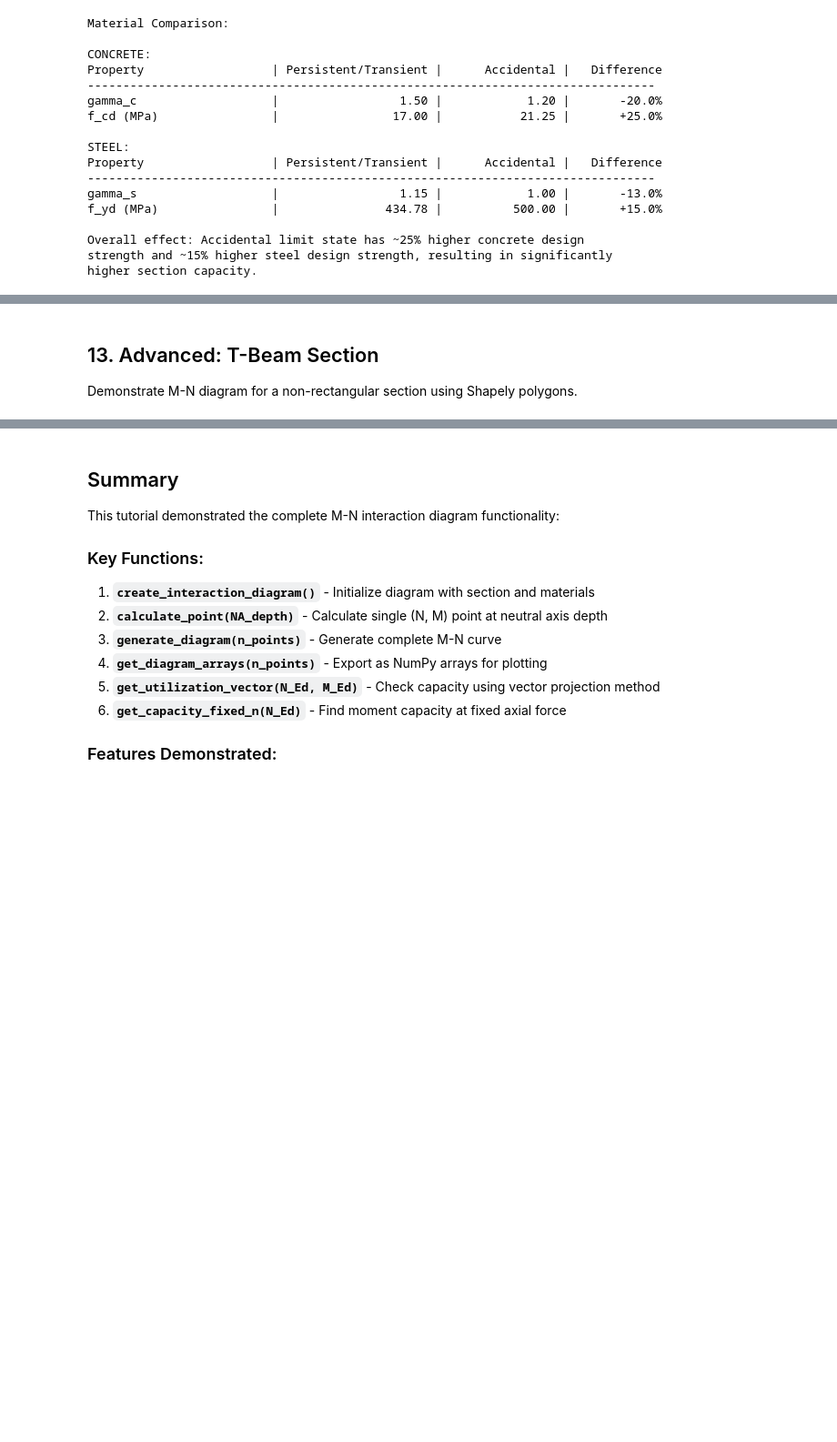
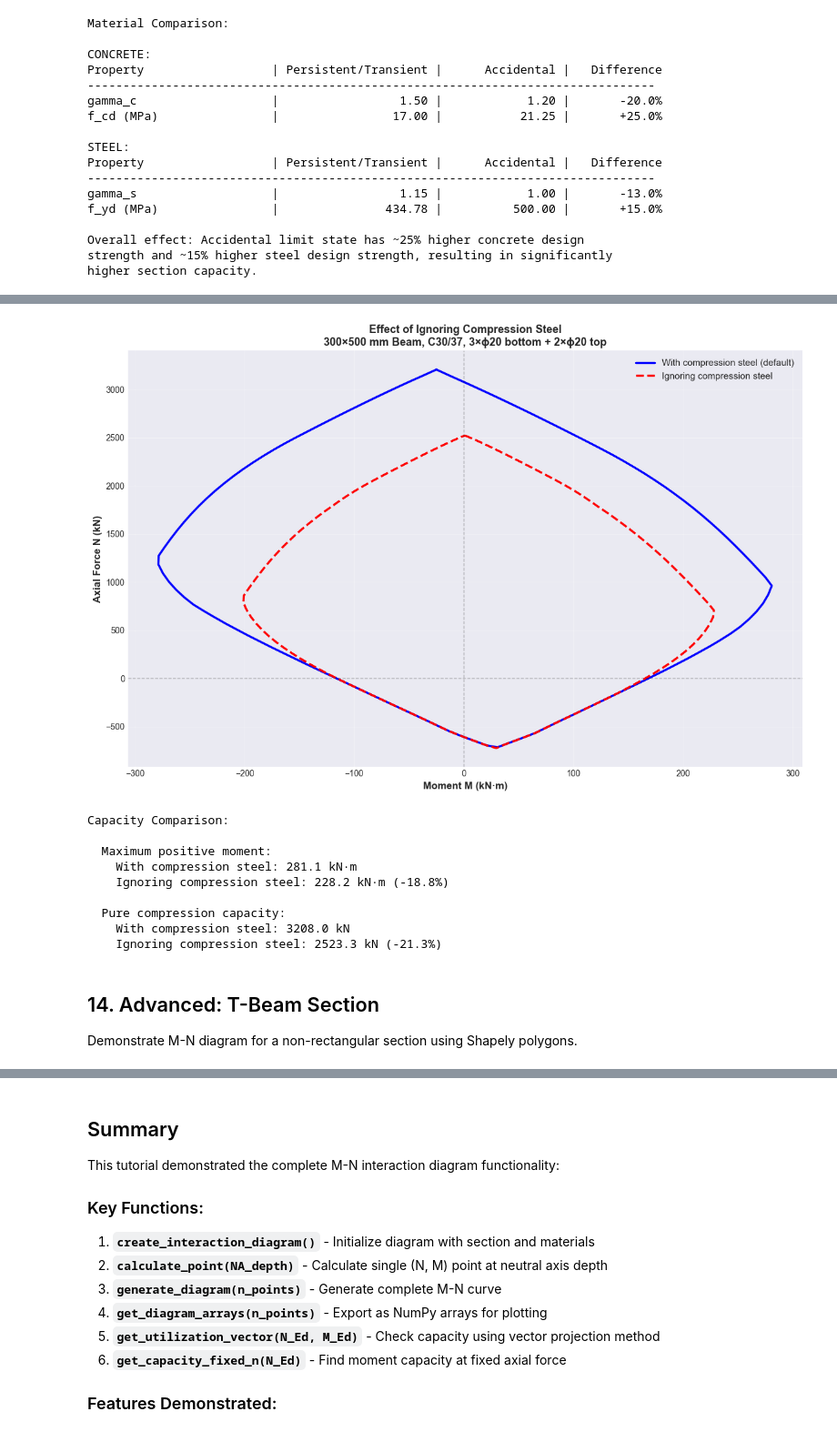
Before and after one commit to jsb2505/section_design_checks, a Jupyter notebook: examples/m_n_interaction_diagram_tutorial.ipynb, the cells around one changed output, grey strips where cells are left out. Shown at 91% size. Saved outputs shown, nothing was run; the diff lists cells and outputs as text; code cells hidden in the pictures; blank space fills up the shorter version.

```diff
--- a/examples/m_n_interaction_diagram_tutorial.ipynb
+++ b/examples/m_n_interaction_diagram_tutorial.ipynb
@@ -900,5 +915,73 @@ moment capacity for the same section.
+# %%
+# Compare M-N diagrams with and without compression steel contribution
+# Using the same 300x500 beam section defined earlier
+
+# Standard diagram (compression steel included - default)
+diagram_with_comp = create_interaction_diagram(
+    section=section,
+    concrete=concrete,
+    concrete_model_type="parabola-rectangle",
+    steel_model_type="inclined",
+    n_fibres_width=20,
+    n_fibres_height=30,
+    ignore_compression_steel=False,  # Default - compression steel contributes
+)
+
+# Conservative diagram (compression steel ignored)
+diagram_no_comp = create_interaction_diagram(
+    section=section,
+    concrete=concrete,
+    concrete_model_type="parabola-rectangle",
+    steel_model_type="inclined",
+    n_fibres_width=20,
+    n_fibres_height=30,
+    ignore_compression_steel=True,  # Compression steel contributes zero force
+)
+
+# Generate curves
+N_with, M_with = diagram_with_comp.get_diagram_arrays(n_points=120)
+N_no, M_no = diagram_no_comp.get_diagram_arrays(n_points=120)
+
+# Plot comparison
+plt.figure(figsize=(12, 8))
+
+plt.plot(M_with, N_with, 'b-', linewidth=2.5, label='With compression steel (default)')
+plt.plot(M_no, N_no, 'r--', linewidth=2.5, label='Ignoring compression steel')
+plt.axhline(y=0, color='k', linestyle='--', alpha=0.3, linewidth=1)
+plt.axvline(x=0, color='k', linestyle='--', alpha=0.3, linewidth=1)
+
+plt.xlabel('Moment M (kN·m)', fontsize=12, fontweight='bold')
+plt.ylabel('Axial Force N (kN)', fontsize=12, fontweight='bold')
+plt.title('Effect of Ignoring Compression Steel\n300×500 mm Beam, C30/37, 3×ϕ20 bottom + 2×ϕ20 top',
+          fontsize=13, fontweight='bold')
+plt.grid(True, alpha=0.3)
+plt.legend(loc='upper right', fontsize=11)
+plt.tight_layout()
+plt.show()
+
+# Print key capacity comparisons
+print("Capacity Comparison:")
+print()
+print(f"  Maximum positive moment:")
+print(f"    With compression steel: {max(M_with):.1f} kN·m")
+print(f"    Ignoring compression steel: {max(M_no):.1f} kN·m ({(max(M_no)/max(M_with)-1)*100:+.1f}%)")
+print()
+print(f"  Pure compression capacity:")
+print(f"    With compression steel: {max(N_with):.1f} kN")
+print(f"    Ignoring compression steel: {max(N_no):.1f} kN ({(max(N_no)/max(N_with)-1)*100:+.1f}%)")
+# %% [output]
+[figure, added]
+Capacity Comparison:
+
+  Maximum positive moment:
+    With compression steel: 281.1 kN·m
+    Ignoring compression steel: 228.2 kN·m (-18.8%)
+
+  Pure compression capacity:
+    With compression steel: 3208.0 kN
+    Ignoring compression steel: 2523.3 kN (-21.3%)
 # %% [markdown]
-## 13. Advanced: T-Beam Section <a id='t-beam'></a>
+## 14. Advanced: T-Beam Section <a id='t-beam'></a>
 
 Demonstrate M-N diagram for a non-rectangular section using Shapely polygons.
 # %%
```
Also changed, not shown: parts of 15 cells of this notebook, 7 other files.
